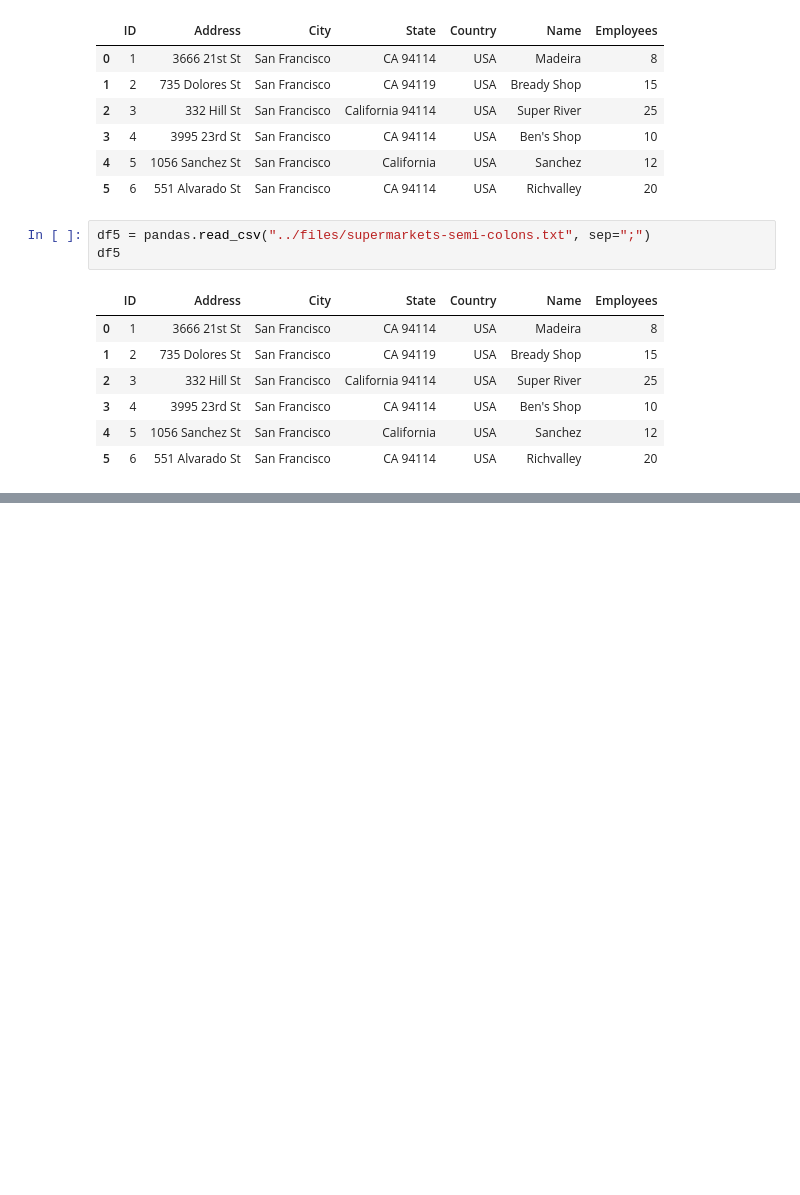
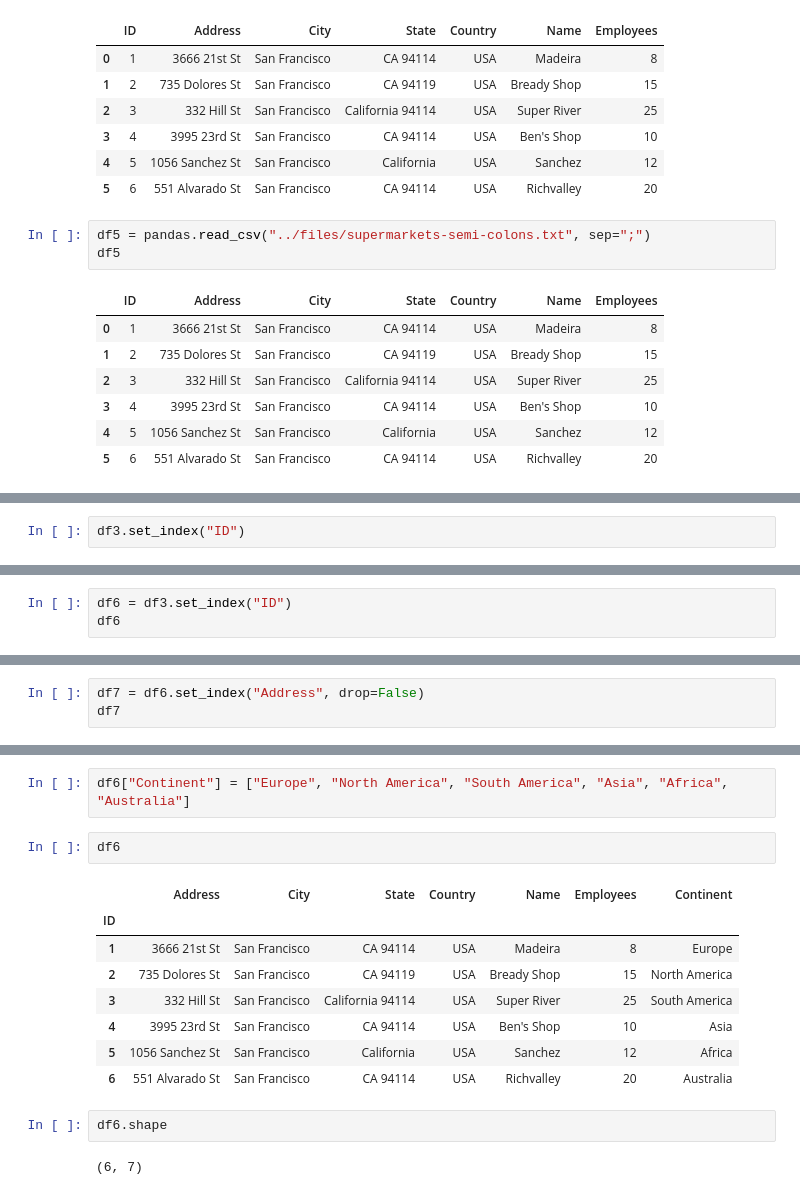
Before and after one commit to isulim/PythonApps, a Jupyter notebook: basics/app2_basics/jupyter/Testing.ipynb, the cells around one changed output, grey strips where cells are left out. Saved outputs shown, nothing was run; the diff lists cells and outputs as text; blank space fills up the shorter version.

```diff
--- a/basics/app2_basics/jupyter/Testing.ipynb
+++ b/basics/app2_basics/jupyter/Testing.ipynb
@@ -57,0 +69,2 @@ df5
+# %%
+df3.set_index("ID")
@@ -57,0 +90,3 @@ df5
+# %%
+df6 = df3.set_index("ID")
+df6
@@ -57,0 +102,3 @@ df5
+# %%
+df7 = df6.set_index("Address", drop=False)
+df7
@@ -57,0 +215,17 @@ df5
+# %%
+df6["Continent"] = ["Europe", "North America", "South America", "Asia", "Africa", "Australia"]
+# %%
+df6
+# %% [output]
+|  | Address | City | State | Country | Name | Employees | Continent |
+| ID |  |  |  |  |  |  |  |
+| 1 | 3666 21st St | San Francisco | CA 94114 | USA | Madeira | 8 | Europe |
+| 2 | 735 Dolores St | San Francisco | CA 94119 | USA | Bready Shop | 15 | North America |
+| 3 | 332 Hill St | San Francisco | California 94114 | USA | Super River | 25 | South America |
+| 4 | 3995 23rd St | San Francisco | CA 94114 | USA | Ben's Shop | 10 | Asia |
+| 5 | 1056 Sanchez St | San Francisco | California | USA | Sanchez | 12 | Africa |
+| 6 | 551 Alvarado St | San Francisco | CA 94114 | USA | Richvalley | 20 | Australia |
+# %%
+df6.shape
+# %% [output]
+(6, 7)
```
Also changed, not shown: parts of 40 cells of this notebook, 1 other file.
